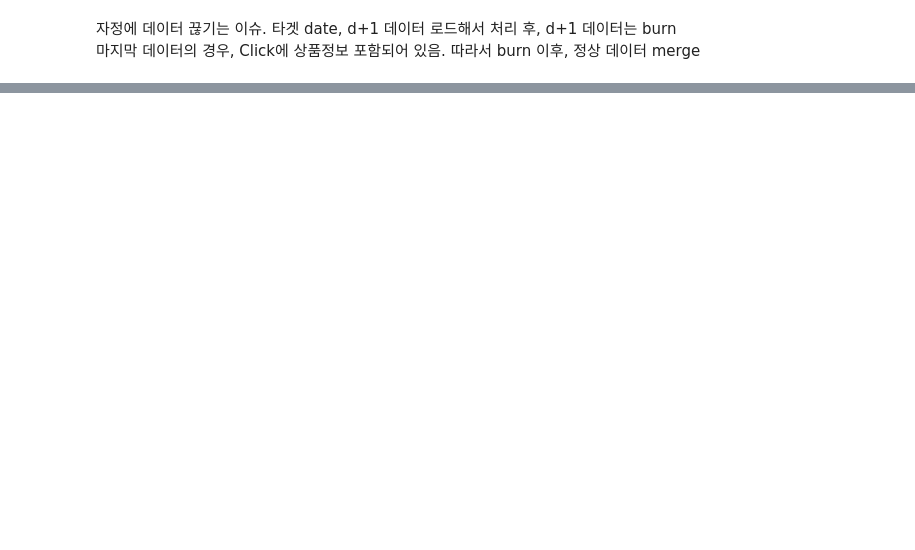
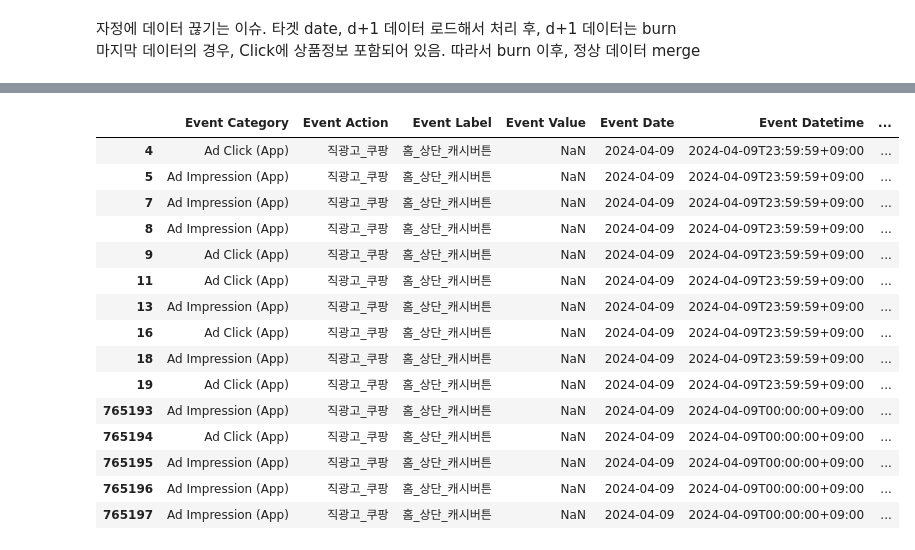
Before and after one commit to skadudd/bayes-ABtest, a Jupyter notebook: cp_test/cp_test.ipynb, the cells around one changed output, grey strips where cells are left out. Cells and saved outputs as stored; diff of their text form; code cells hidden in the pictures; blank space fills up the shorter version.

```diff
--- a/cp_test/cp_test.ipynb
+++ b/cp_test/cp_test.ipynb
@@ -4,12 +4,18 @@ import numpy as np
 import os
 import json
 import requests
+import gc
+from tqdm import tqdm
 
 pd.options.display.max_columns = 100
 pd.options.display.max_rows=1000
+
+
+pd.options.display.max_columns = 100
+pd.options.display.max_rows=1000
 # %%
 lct = "/Users/nam-yeong/Downloads/balso_tmp"
-folders = os.listdir(lct)
-
+folders = [file for file in os.listdir(lct) if file.endswith('.csv')]
+folders.sort()
 for i in folders:
     print(os.path.join(lct,i))
@@ -40,3 +79,32 @@ len(df[(df['prev_prop'].notna()) & (df['Event Category'].str.contains('Click'))]
 # %% [markdown]
 자정에 데이터 끊기는 이슈. 타겟 date, d+1 데이터 로드해서 처리 후, d+1 데이터는 burn \
 마지막 데이터의 경우, Click에 상품정보 포함되어 있음. 따라서 burn 이후, 정상 데이터 merge
+# %%
+
+for i in tqdm(range(len(folders))):
+    if i < len(folders):
+
+        tg = pd.read_csv(f"/Users/nam-yeong/Downloads/balso_tmp/{folders[i]}")
+        tmp = pd.read_csv(f"/Users/nam-yeong/Downloads/balso_tmp/{folders[i+1]}")
+        tmp = tmp[(tmp['Event Category'].str.contains('Clicks')) & (tmp['Event Datetime'] < '2024-04-09T00:30:00+09:00')]
+        df = pd.concat([tg,tmp],axis=0)
+
+        del tmp, tg
+        gc.collect()
+    else:
+        df = pd.read_csv(f"/Users/nam-yeong/Downloads/balso_tmp/{folders[i]}")
+
+    conv_users = list(set(df.query("`Event Category`.str.contains('Click')")['Airbridge Device ID'].tolist()))
+    df = df.query("`Airbridge Device ID` in @conv_users")
+    df.drop_duplicates(subset=['Airbridge Device ID','Event Datetime','Event Category','Product List'],inplace=True)
+
+    print("전 클릭 전환 : ",len(df[df['Event Category'].str.contains('Click')]))
+
+    df.sort_values(by=['Airbridge Device ID', 'Event Datetime','Event Category'],ascending=[True,True,False], inplace=True)
+    df['prev_prop'] = df.groupby('Airbridge Device ID')['Product Name'].shift(1)
+    df = df[(df['prev_prop'].notna()) & (df['Event Category'].str.contains('Click'))]
+
+    print("후 클릭 전환 : ",len(df[(df['prev_prop'].notna()) & (df['Event Category'].str.contains('Click'))]))
+    print("유실율 : ",len(df[(df['prev_prop'].notna()) & (df['Event Category'].str.contains('Click'))]) / len(df[df['Event Category'].str.contains('Click')]))
+
+    df.to_parquet(f'./{folders[i]}_conv.parquet')
@@ -42,0 +146,19 @@ len(df[(df['prev_prop'].notna()) & (df['Event Category'].str.contains('Click'))]
+# %%
+pd.concat([df.head(10),df.tail(5)])
+# %% [output]
+|  | Event Category | Event Action | Event Label | Event Value | Event Date | Event Datetime | ... |
+| 4 | Ad Click (App) | 직광고_쿠팡 | 홈_상단_캐시버튼 | NaN | 2024-04-09 | 2024-04-09T23:59:59+09:00 | ... |
+| 5 | Ad Impression (App) | 직광고_쿠팡 | 홈_상단_캐시버튼 | NaN | 2024-04-09 | 2024-04-09T23:59:59+09:00 | ... |
+| 7 | Ad Impression (App) | 직광고_쿠팡 | 홈_상단_캐시버튼 | NaN | 2024-04-09 | 2024-04-09T23:59:59+09:00 | ... |
+| 8 | Ad Impression (App) | 직광고_쿠팡 | 홈_상단_캐시버튼 | NaN | 2024-04-09 | 2024-04-09T23:59:59+09:00 | ... |
+| 9 | Ad Click (App) | 직광고_쿠팡 | 홈_상단_캐시버튼 | NaN | 2024-04-09 | 2024-04-09T23:59:59+09:00 | ... |
+| 11 | Ad Click (App) | 직광고_쿠팡 | 홈_상단_캐시버튼 | NaN | 2024-04-09 | 2024-04-09T23:59:59+09:00 | ... |
+| 13 | Ad Impression (App) | 직광고_쿠팡 | 홈_상단_캐시버튼 | NaN | 2024-04-09 | 2024-04-09T23:59:59+09:00 | ... |
+| 16 | Ad Click (App) | 직광고_쿠팡 | 홈_상단_캐시버튼 | NaN | 2024-04-09 | 2024-04-09T23:59:59+09:00 | ... |
+| 18 | Ad Impression (App) | 직광고_쿠팡 | 홈_상단_캐시버튼 | NaN | 2024-04-09 | 2024-04-09T23:59:59+09:00 | ... |
+| 19 | Ad Click (App) | 직광고_쿠팡 | 홈_상단_캐시버튼 | NaN | 2024-04-09 | 2024-04-09T23:59:59+09:00 | ... |
+| 765193 | Ad Impression (App) | 직광고_쿠팡 | 홈_상단_캐시버튼 | NaN | 2024-04-09 | 2024-04-09T00:00:00+09:00 | ... |
+| 765194 | Ad Click (App) | 직광고_쿠팡 | 홈_상단_캐시버튼 | NaN | 2024-04-09 | 2024-04-09T00:00:00+09:00 | ... |
+| 765195 | Ad Impression (App) | 직광고_쿠팡 | 홈_상단_캐시버튼 | NaN | 2024-04-09 | 2024-04-09T00:00:00+09:00 | ... |
+| 765196 | Ad Impression (App) | 직광고_쿠팡 | 홈_상단_캐시버튼 | NaN | 2024-04-09 | 2024-04-09T00:00:00+09:00 | ... |
+| 765197 | Ad Impression (App) | 직광고_쿠팡 | 홈_상단_캐시버튼 | NaN | 2024-04-09 | 2024-04-09T00:00:00+09:00 | ... |
```
Also changed, not shown: parts of 7 cells of this notebook, 2 other files.
